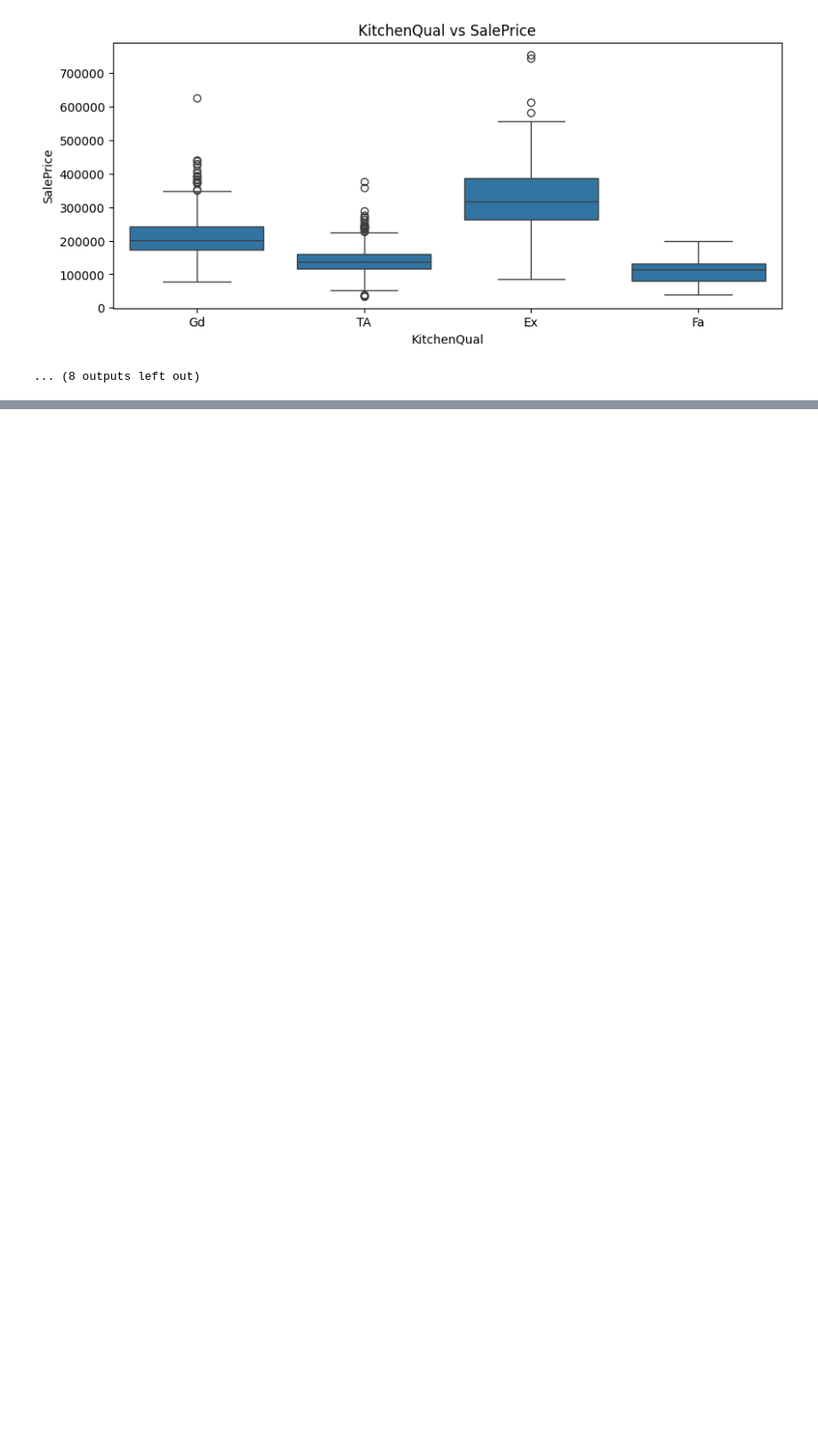
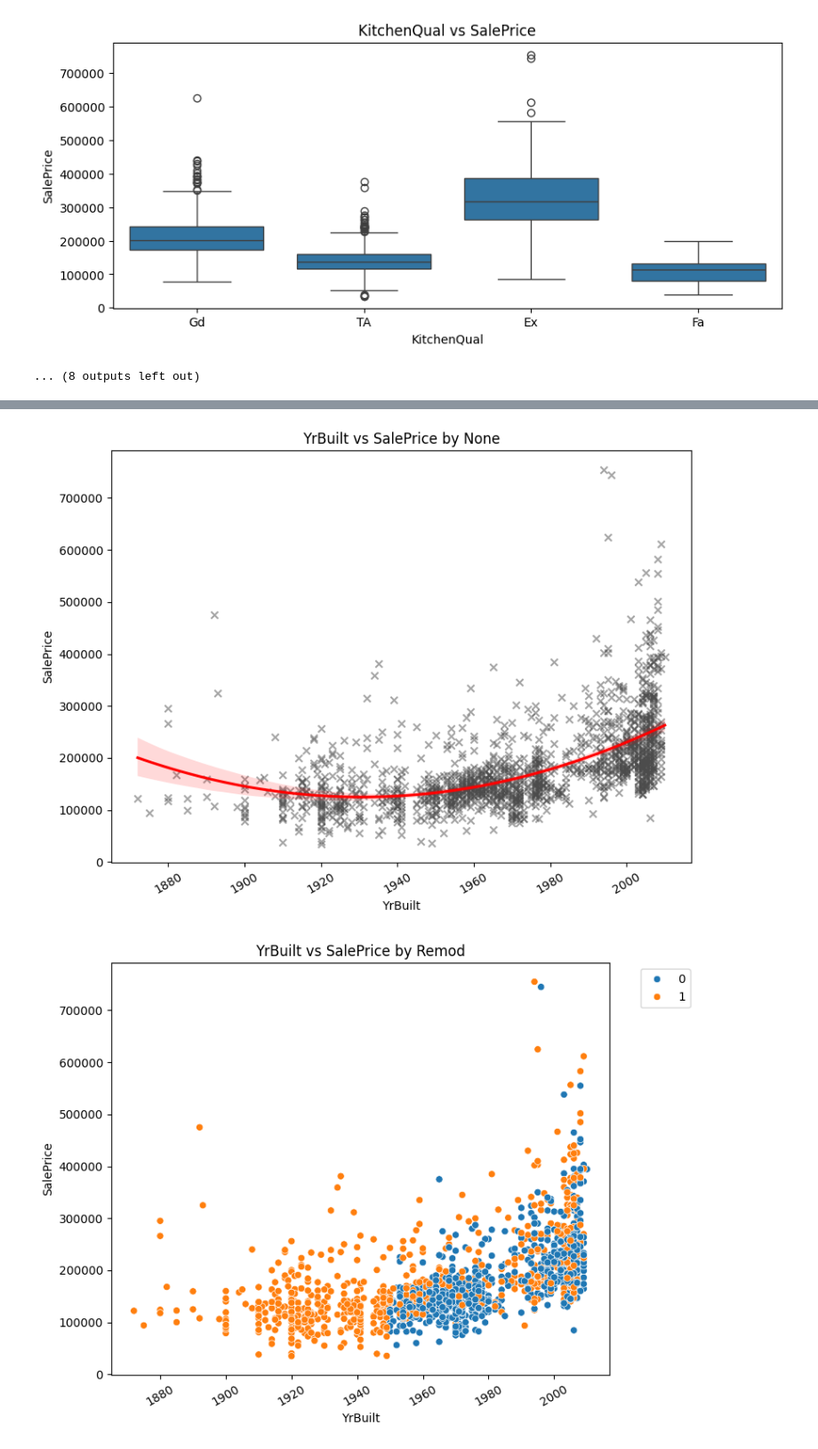
Before and after one commit to benaytms/house_prices_pred, a Jupyter notebook: main.ipynb, the cells around one changed output, grey strips where cells are left out. Shown at 89% size. Saved outputs shown, nothing was run; the diff lists cells and outputs as text; code cells hidden in the pictures; blank space fills up the shorter version.

```diff
--- a/main.ipynb
+++ b/main.ipynb
@@ -452 +453,42 @@ for col in encoding_feats['Nominal']:
 ... (11 outputs left out)
+# %%
+def _plt(plt_type: str, df_slice: pd.DataFrame, x_val: str, y_val: str, hue_val: str = None) -> None:
+    """ Create a plot depending on the plt_type variable
+        plt_type: {'scatter', 'line', 'box', 'bar', 'hist', 'reg'}
+            'scatter' will create a scatterplot, 'line' a lineplot,
+            'box' a boxplot, 'bar' a barplot, 'hist' a histogram, 'reg' a regplot
+
+        df_slice: the DataFrame to which the plot will be based
+
+        x_val: feature column for the x value
+        y_val: target column for the y value
+
+        hue_val: hue value from the DataFrame
+    """
+
+    plt.figure(figsize=(8, 6))
+
+    match plt_type.lower():
+        case 'scatter':
+            sns.scatterplot(data=df_slice, x=x_val, y=y_val, hue=hue_val)
+        case 'line':
+            sns.lineplot(data=df_slice, x=x_val, y=y_val, hue=hue_val, marker='o')
+        case 'box':
+            sns.boxplot(data=df_slice, x=x_val, y=y_val, hue=hue_val)
+        case 'bar':
+            sns.barplot(data=df_slice, x=x_val, y=y_val, hue=hue_val)
+        case 'hist':
+            sns.histplot(data=df_slice, x=x_val, y=y_val, hue=hue_val, kde=True)
+        case 'reg':
+            sns.regplot(data=df_slice, x=x_val, y=y_val, scatter_kws={'alpha': 0.5},
+                       ci=99, marker="x", color=".3", line_kws=dict(color="r"), order=2)
+        case _:
+            raise ValueError(f"Unknown plot type: {plt_type}. "
+                           f"Available: scatter, line, box, bar, hist, reg")
+
+    plt.xticks(rotation=30)
+    plt.title(f'{x_val} vs {y_val} by {hue_val}')
+    if plt_type.lower() not in ['reg']:
+        plt.legend(bbox_to_anchor=(1.05, 1), loc='upper left')
+    plt.tight_layout()
+    plt.show()
@@ -452,0 +520,6 @@ for col in encoding_feats['Nominal']:
+# %%
+_plt(plt_type='reg', df_slice=df, x_val='YrBuilt', y_val='SalePrice')
+_plt(plt_type='scatter', df_slice=df, x_val='YrBuilt', y_val='SalePrice', hue_val='Remod')
+# %% [output]
+[figure, added]
+[figure, added]
```
Also changed, not shown: parts of 9 cells of this notebook.
